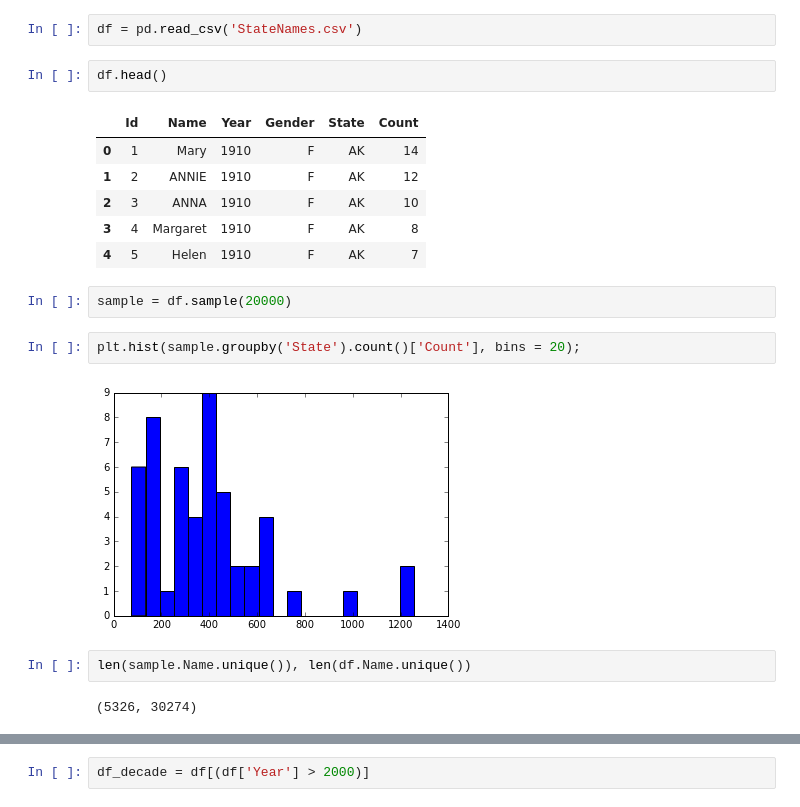
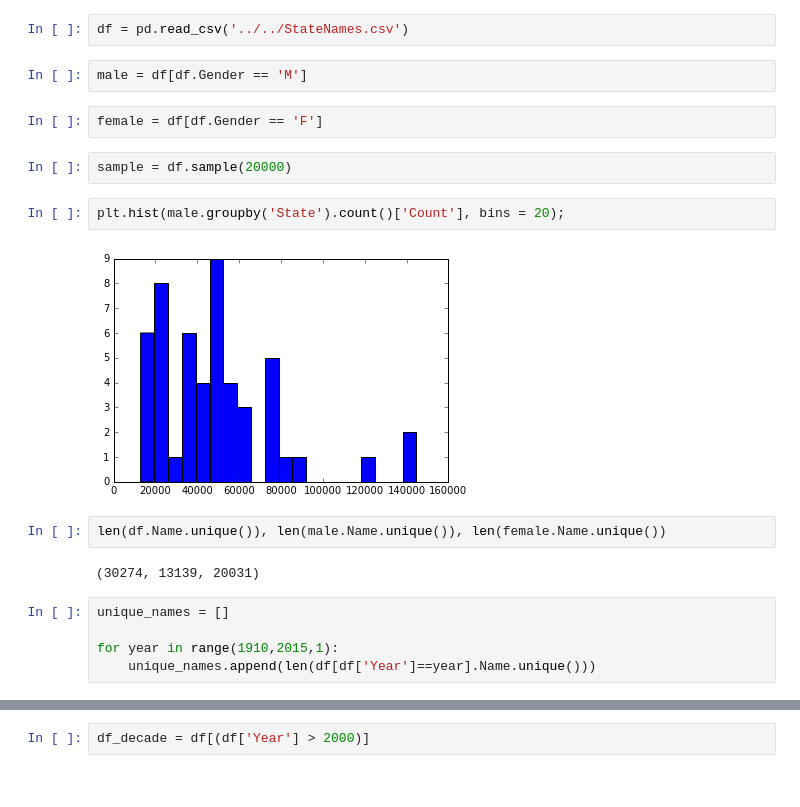
Before and after one commit to courtneywmorris/US-Names-Project, a Jupyter notebook: notebooks/EDA.ipynb, the cells around one changed output, grey strips where cells are left out. Cells and saved outputs as stored; diff of their text form.

```diff
--- a/code/EDA.ipynb
+++ b/notebooks/EDA.ipynb
@@ -8,21 +8,21 @@ from collections import namedtuple
 # %%
-df = pd.read_csv('StateNames.csv')
+df = pd.read_csv('../../StateNames.csv')
-# %%
-df.head()
-# %% [output]
-|  | Id | Name | Year | Gender | State | Count |
-| 0 | 1 | Mary | 1910 | F | AK | 14 |
-| 1 | 2 | ANNIE | 1910 | F | AK | 12 |
-| 2 | 3 | ANNA | 1910 | F | AK | 10 |
-| 3 | 4 | Margaret | 1910 | F | AK | 8 |
-| 4 | 5 | Helen | 1910 | F | AK | 7 |
+# %%
+male = df[df.Gender == 'M']
+# %%
+female = df[df.Gender == 'F']
 # %%
 sample = df.sample(20000)
 # %%
-plt.hist(sample.groupby('State').count()['Count'], bins = 20);
+plt.hist(male.groupby('State').count()['Count'], bins = 20);
 # %% [output]
-[figure, old version]
+[figure, new version]
 # %%
-len(sample.Name.unique()), len(df.Name.unique())
+len(df.Name.unique()), len(male.Name.unique()), len(female.Name.unique())
 # %% [output]
-(5326, 30274)
+(30274, 13139, 20031)
+# %%
+unique_names = []
+
+for year in range(1910,2015,1):
+    unique_names.append(len(df[df['Year']==year].Name.unique()))
```
Also changed, not shown: parts of 5 cells of this notebook, 14 other files.
